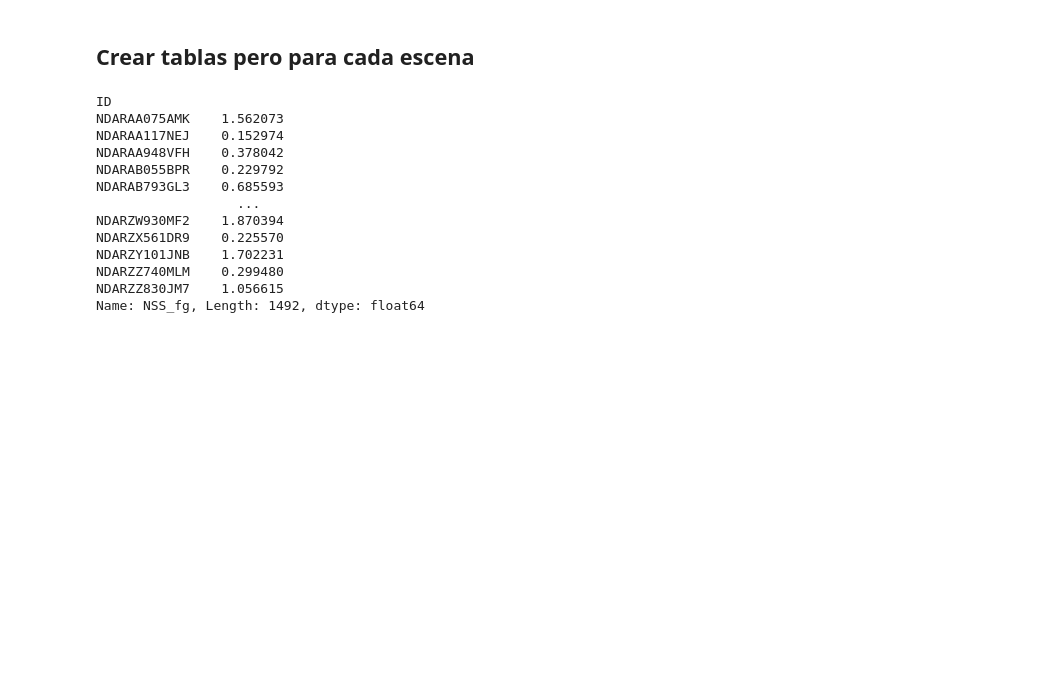
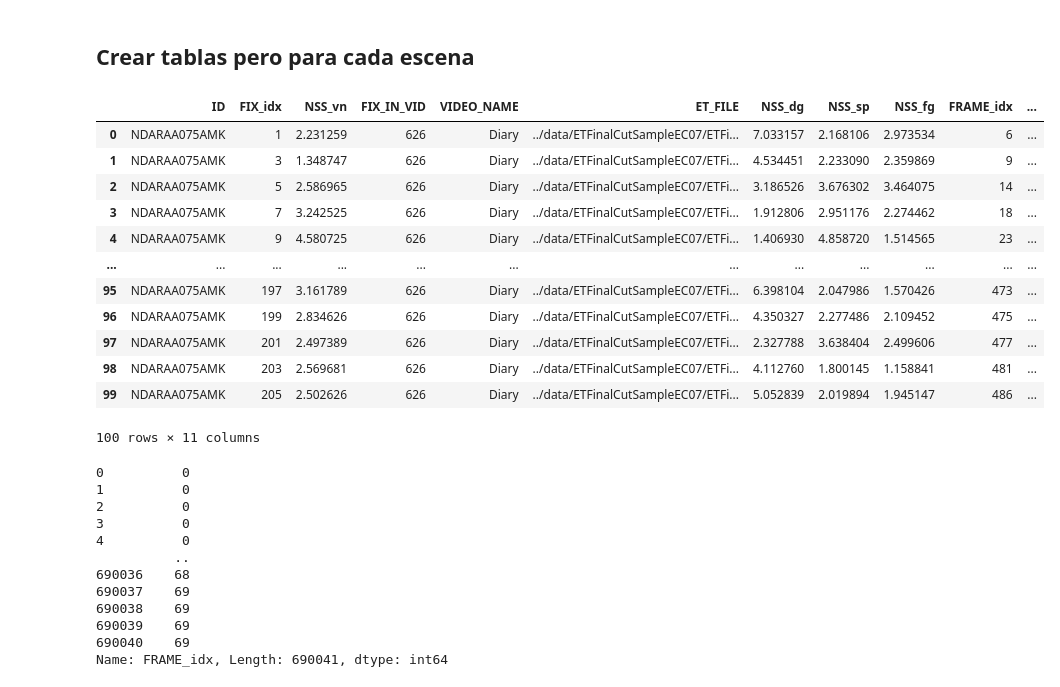
Before and after one commit to gastonbujia/SaliencyADHD, a Jupyter notebook: notebooks/data_check.ipynb, the cells around one changed output. Saved outputs shown, nothing was run; the diff lists cells and outputs as text; code cells hidden in the pictures; blank space fills up the shorter version.

```diff
--- a/notebooks/data_check.ipynb
+++ b/notebooks/data_check.ipynb
@@ -412,24 +412,54 @@ saliency_models = saliency_models_nss
 
 # probando la función a manopla
 scenes_wk = calc_scenes(df, scenes_data)
-df['Scenes'] = scenes_wk
+df['Scenes'] = scenes_wk+1 # all scenes are index from 1
 # %%
 df_aux = df.groupby(['ID', 'Scenes'])[saliency_models].mean().reset_index(level=[1])
 vn_col_scene =df_aux[df_aux.Scenes == 10]['NSS_vn']
 fg_col_scene =df_aux[df_aux.Scenes == 10]['NSS_fg']
+# %%
+df.head(100)
+# %% [output]
+|  | ID | FIX_idx | NSS_vn | FIX_IN_VID | VIDEO_NAME | ET_FILE | NSS_dg | NSS_sp | NSS_fg | FRAME_idx | ... |
+| 0 | NDARAA075AMK | 1 | 2.231259 | 626 | Diary | ../data/ETFinalCutSampleEC07/ETFi... | 7.033157 | 2.168106 | 2.973534 | 6 | ... |
+| 1 | NDARAA075AMK | 3 | 1.348747 | 626 | Diary | ../data/ETFinalCutSampleEC07/ETFi... | 4.534451 | 2.233090 | 2.359869 | 9 | ... |
+| 2 | NDARAA075AMK | 5 | 2.586965 | 626 | Diary | ../data/ETFinalCutSampleEC07/ETFi... | 3.186526 | 3.676302 | 3.464075 | 14 | ... |
+| 3 | NDARAA075AMK | 7 | 3.242525 | 626 | Diary | ../data/ETFinalCutSampleEC07/ETFi... | 1.912806 | 2.951176 | 2.274462 | 18 | ... |
+| 4 | NDARAA075AMK | 9 | 4.580725 | 626 | Diary | ../data/ETFinalCutSampleEC07/ETFi... | 1.406930 | 4.858720 | 1.514565 | 23 | ... |
+| ... | ... | ... | ... | ... | ... | ... | ... | ... | ... | ... | ... |
+| 95 | NDARAA075AMK | 197 | 3.161789 | 626 | Diary | ../data/ETFinalCutSampleEC07/ETFi... | 6.398104 | 2.047986 | 1.570426 | 473 | ... |
+| 96 | NDARAA075AMK | 199 | 2.834626 | 626 | Diary | ../data/ETFinalCutSampleEC07/ETFi... | 4.350327 | 2.277486 | 2.109452 | 475 | ... |
+| 97 | NDARAA075AMK | 201 | 2.497389 | 626 | Diary | ../data/ETFinalCutSampleEC07/ETFi... | 2.327788 | 3.638404 | 2.499606 | 477 | ... |
+| 98 | NDARAA075AMK | 203 | 2.569681 | 626 | Diary | ../data/ETFinalCutSampleEC07/ETFi... | 4.112760 | 1.800145 | 1.158841 | 481 | ... |
+| 99 | NDARAA075AMK | 205 | 2.502626 | 626 | Diary | ../data/ETFinalCutSampleEC07/ETFi... | 5.052839 | 2.019894 | 1.945147 | 486 | ... |
+100 rows × 11 columns
 # %%
-fg_col_scene
+def calc_scenes(df, df_scenes):
+    """_summary_
+
+    Args:
+        df (_type_): _description_
+        df_scenes (_type_): _description_
+
+    Returns:
+        _type_: _description_
+    """
+    scenes_vals = [j for j in range(df_scenes.shape[0]) for _ in range(df_scenes.iloc[j]['Start Frame'], df_scenes.iloc[j]['End Frame'])]
+    scenes_fram = range(df_scenes.iloc[-1]['End Frame'])
+    assert len(scenes_vals) == len(scenes_fram)
+    scenes_dict = dict(zip(scenes_fram, scenes_vals))
+    new_col = df['FRAME_idx'].map(scenes_dict)
+    return new_col
 # %% [output]
-ID
-NDARAA075AMK    1.562073
-NDARAA117NEJ    0.152974
-NDARAA948VFH    0.378042
-NDARAB055BPR    0.229792
-NDARAB793GL3    0.685593
-                  ...
-NDARZW930MF2    1.870394
-NDARZX561DR9    0.225570
-NDARZY101JNB    1.702231
-NDARZZ740MLM    0.299480
-NDARZZ830JM7    1.056615
-Name: NSS_fg, Length: 1492, dtype: float64
+0          0
+1          0
+2          0
+3          0
+4          0
+          ..
+690036    68
+690037    69
+690038    69
+690039    69
+690040    69
+Name: FRAME_idx, Length: 690041, dtype: int64
```
Also changed, not shown: parts of 2 cells of this notebook, 3 other files.
